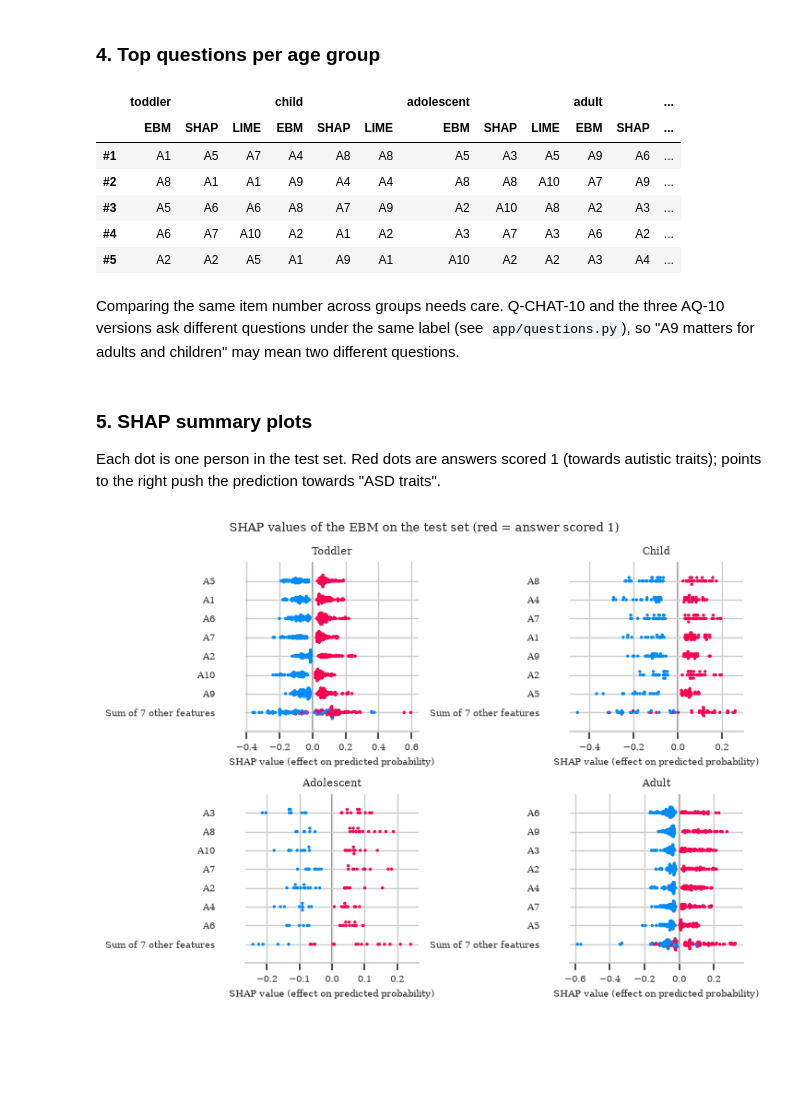
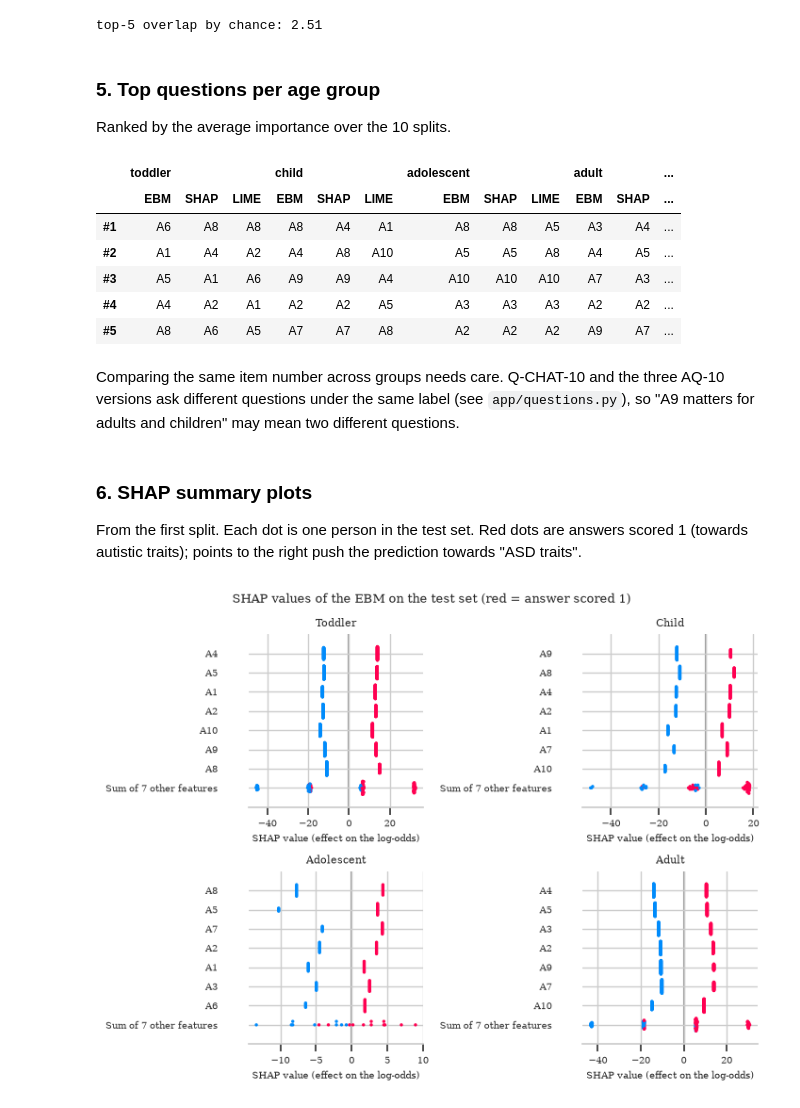
Before and after one commit to Syedhamzahussain520/asd-screening, a Jupyter notebook: notebooks/07_explainability.ipynb, the cells around one changed output. Saved outputs shown, nothing was run; the diff lists cells and outputs as text; code cells hidden in the pictures; blank space fills up the shorter version.

```diff
--- a/notebooks/07_explainability.ipynb
+++ b/notebooks/07_explainability.ipynb
@@ -16,7 +18,7 @@ from imblearn.over_sampling import SMOTENC
 from imblearn.pipeline import Pipeline
 from interpret.glassbox import ExplainableBoostingClassifier
 from lime.lime_tabular import LimeTabularExplainer
-from sklearn.model_selection import train_test_split
+from sklearn.model_selection import RepeatedStratifiedKFold
 
 PROCESSED = Path("../data/processed")
 TABLES = Path("../results/tables")
@@ -35,4 +37,5 @@ sns.set_theme(style="whitegrid", font="serif", rc={
     "xtick.labelsize": 7, "ytick.labelsize": 7, "legend.fontsize": 7,
     "figure.titlesize": 9, "savefig.dpi": 300, "savefig.bbox": "tight",
 })
+PAIRS = [("EBM", "SHAP"), ("EBM", "LIME"), ("SHAP", "LIME")]
 FEATURE_NAMES = {"age": "Age", "male": "Male", "jaundice": "Jaundice", "family_asd": "Family ASD"}
@@ -107,6 +154,6 @@ Each column is scaled to sum to 1 so the three methods can be shown side by side
 # %%
-# make each method add up to 1, so the three can be compared
-scaled = pd.concat({g: imp / imp.sum() for g, imp in importance.items()}, axis=1)
+# make each method add up to 1 in every split, then take the average over the splits
+scaled = pd.concat({g: sum(imp / imp.sum() for imp in importance[g]) / len(importance[g]) for g in GROUPS}, axis=1)
 scaled.to_csv(TABLES / "feature_importance.csv")
 
 fig, axes = plt.subplots(2, 2, figsize=(COLUMN, 5.2), sharey=True)
@@ -133,17 +182,21 @@ Only A1–A10 are ranked. The four personal details are near zero under every me
 # %%
 rows = []
-for g, imp in importance.items():
-    # use only the ten questions here
-    imp = imp.loc[QUESTIONS]
-    for a, b in [("EBM", "SHAP"), ("EBM", "LIME"), ("SHAP", "LIME")]:
-        # the five most important questions for each method
-        top_a, top_b = set(imp[a].nlargest(5).index), set(imp[b].nlargest(5).index)
-        # Spearman compares the order of the questions, not the exact values
-        rows.append({"group": g, "pair": f"{a} vs {b}",
-                     "spearman": imp[a].corr(imp[b], method="spearman"),
-                     "top-5 overlap": len(top_a & top_b)})
+for g in GROUPS:
+    for split, imp in enumerate(importance[g]):
+        # use only the ten questions here
+        imp = imp.loc[QUESTIONS]
+        for a, b in PAIRS:
+            # the five most important questions for each method
+            top_a, top_b = set(imp[a].nlargest(5).index), set(imp[b].nlargest(5).index)
+            # Spearman compares the order of the questions, not the exact values
+            rows.append({"group": g, "split": split, "pair": f"{a} vs {b}",
+                         "spearman": imp[a].corr(imp[b], method="spearman"),
+                         "top-5 overlap": len(top_a & top_b)})
+per_split = pd.DataFrame(rows)
 
-agreement = pd.DataFrame(rows)
-agreement.to_csv(TABLES / "explanation_agreement.csv", index=False)
-agreement.pivot(index="group", columns="pair", values=["spearman", "top-5 overlap"]).loc[GROUPS].round(2)
+# average and spread over the 10 splits
+agreement = per_split.groupby(["group", "pair"], sort=False)[["spearman", "top-5 overlap"]].agg(["mean", "std"])
+agreement.columns = ["spearman", "spearman std", "top-5 overlap", "top-5 overlap std"]
+agreement.reset_index().to_csv(TABLES / "explanation_agreement.csv", index=False)
+agreement.round(2)
 # %% [output]
@@ -157,37 +217,46 @@ agreement.pivot(index="group", columns="pair", values=["spearman", "top-5 overla
+# %%
+# chance level: the top-5 overlap of two random orders of ten questions
+rng = np.random.default_rng(SEED)
+random_overlap = [len(set(rng.permutation(10)[:5]) & set(rng.permutation(10)[:5])) for _ in range(20000)]
+print(f"top-5 overlap by chance: {np.mean(random_overlap):.2f}")
+# %% [output]
+top-5 overlap by chance: 2.51
 # %% [markdown]
-### 4. Top questions per age group
+### 5. Top questions per age group
+
+Ranked by the average importance over the 10 splits.
 # %%
 top = pd.DataFrame({
-    (g, m): importance[g][m].loc[QUESTIONS].nlargest(5).index.tolist()
+    (g, m): scaled[g][m].loc[QUESTIONS].nlargest(5).index.tolist()
     for g in GROUPS for m in ["EBM", "SHAP", "LIME"]
 }, index=[f"#{i}" for i in range(1, 6)])
 top
 # %% [output]
 |  | toddler |  |  | child |  |  | adolescent |  |  | adult |  | ... |
 |  | EBM | SHAP | LIME | EBM | SHAP | LIME | EBM | SHAP | LIME | EBM | SHAP | ... |
-| #1 | A1 | A5 | A7 | A4 | A8 | A8 | A5 | A3 | A5 | A9 | A6 | ... |
-| #2 | A8 | A1 | A1 | A9 | A4 | A4 | A8 | A8 | A10 | A7 | A9 | ... |
-| #3 | A5 | A6 | A6 | A8 | A7 | A9 | A2 | A10 | A8 | A2 | A3 | ... |
-| #4 | A6 | A7 | A10 | A2 | A1 | A2 | A3 | A7 | A3 | A6 | A2 | ... |
-| #5 | A2 | A2 | A5 | A1 | A9 | A1 | A10 | A2 | A2 | A3 | A4 | ... |
+| #1 | A6 | A8 | A8 | A8 | A4 | A1 | A8 | A8 | A5 | A3 | A4 | ... |
+| #2 | A1 | A4 | A2 | A4 | A8 | A10 | A5 | A5 | A8 | A4 | A5 | ... |
+| #3 | A5 | A1 | A6 | A9 | A9 | A4 | A10 | A10 | A10 | A7 | A3 | ... |
+| #4 | A4 | A2 | A1 | A2 | A2 | A5 | A3 | A3 | A3 | A2 | A2 | ... |
+| #5 | A8 | A6 | A5 | A7 | A7 | A8 | A2 | A2 | A2 | A9 | A7 | ... |
 # %% [markdown]
 Comparing the same item number across groups needs care. Q-CHAT-10 and the three AQ-10 versions ask different questions under the same label (see `app/questions.py`), so "A9 matters for adults and children" may mean two different questions.
 # %% [markdown]
-### 5. SHAP summary plots
+### 6. SHAP summary plots
 
-Each dot is one person in the test set. Red dots are answers scored 1 (towards autistic traits); points to the right push the prediction towards "ASD traits".
+From the first split. Each dot is one person in the test set. Red dots are answers scored 1 (towards autistic traits); points to the right push the prediction towards "ASD traits".
 # %%
 fig, axes = plt.subplots(2, 2, figsize=(PAGE, 5.4))
 for ax, g in zip(axes.flat, GROUPS):
-    sv = shap_values[g]
+    sv = first_shap[g]
     # full names for the plot
     sv.feature_names = [FEATURE_NAMES.get(f, f) for f in FEATURES]
     shap.plots.beeswarm(sv, max_display=8, show=False, ax=ax, plot_size=None, color_bar=False, s=6)
     ax.set_title(g.capitalize())
-    ax.set_xlabel("SHAP value (effect on predicted probability)", fontsize=7)
+    ax.set_xlabel("SHAP value (effect on the log-odds)", fontsize=7)
     ax.tick_params(labelsize=7)
 fig.suptitle("SHAP values of the EBM on the test set (red = answer scored 1)")
 fig.tight_layout()
 fig.savefig(FIGURES / "fig_shap_beeswarm.png")
 # %% [output]
-[figure, old version]
+[figure, new version]
```
Also changed, not shown: parts of 15 cells of this notebook, 4 other files.
